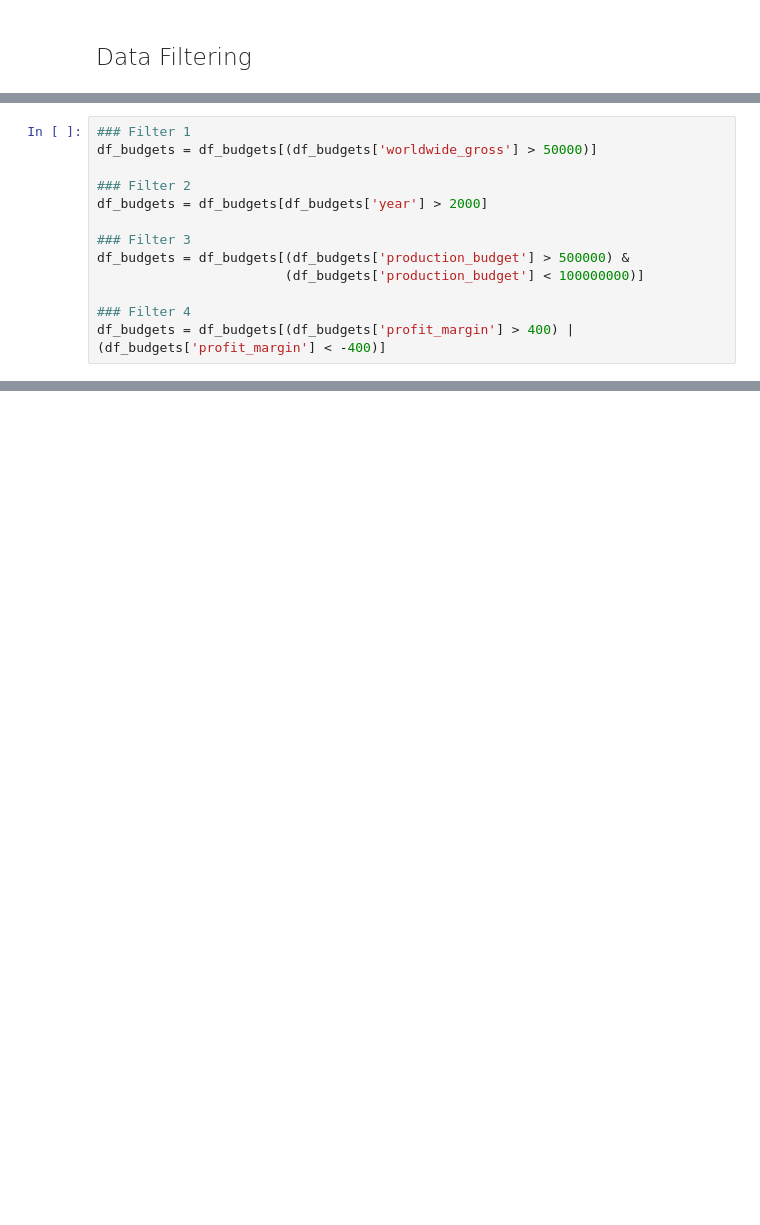
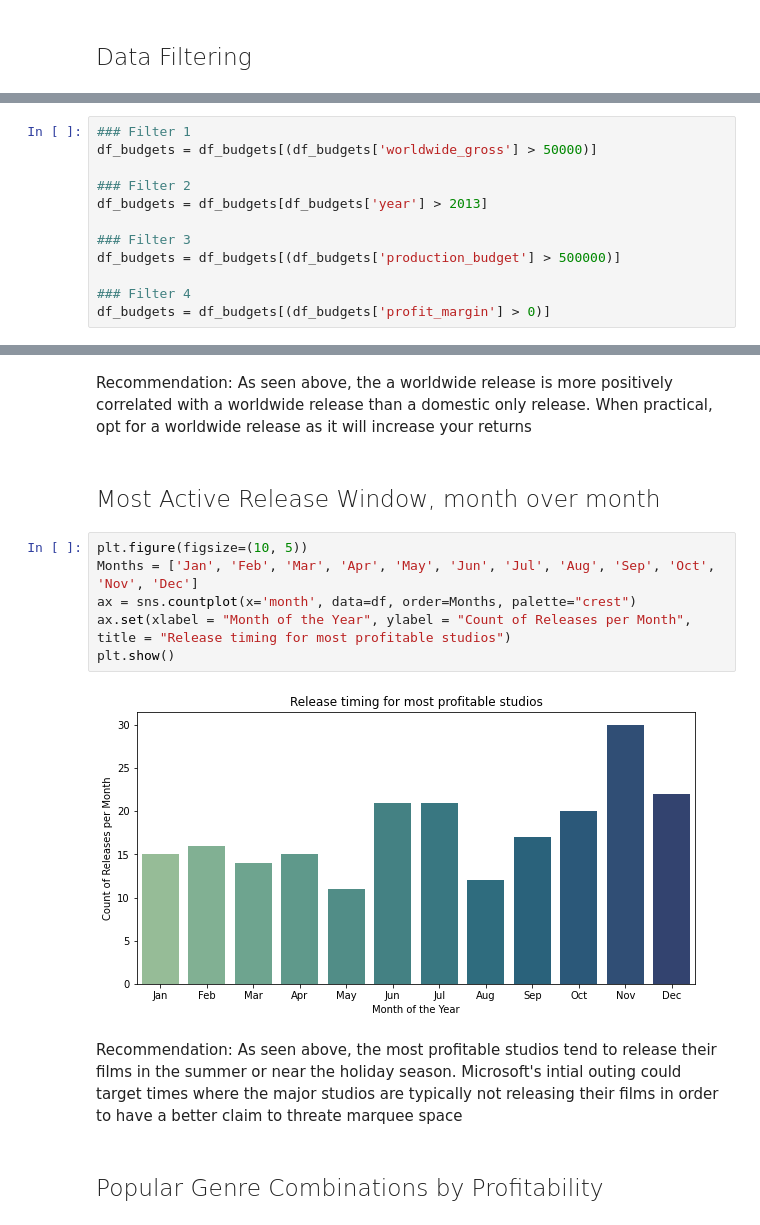
Before and after one commit to mooreaz92/Phase-1-Project-Group-GRV, a Jupyter notebook: Movie Industry Margin Analysis by Budget Class.ipynb, the cells around one changed output, grey strips where cells are left out. Cells and saved outputs as stored; diff of their text form; blank space fills up the shorter version.

```diff
--- a/Movie Industry Margin Analysis by Budget Class.ipynb
+++ b/Movie Industry Margin Analysis by Budget Class.ipynb
@@ -114,11 +154,10 @@ See below for further analysis of these exclusions and additional rationale
 df_budgets = df_budgets[(df_budgets['worldwide_gross'] > 50000)]
 
 ### Filter 2
-df_budgets = df_budgets[df_budgets['year'] > 2000]
+df_budgets = df_budgets[df_budgets['year'] > 2013]
 
 ### Filter 3
-df_budgets = df_budgets[(df_budgets['production_budget'] > 500000) &
-                        (df_budgets['production_budget'] < 100000000)]
+df_budgets = df_budgets[(df_budgets['production_budget'] > 500000)]
 
 ### Filter 4
-df_budgets = df_budgets[(df_budgets['profit_margin'] > 400) | (df_budgets['profit_margin'] < -400)]
+df_budgets = df_budgets[(df_budgets['profit_margin'] > 0)]
@@ -124,0 +314,16 @@ df_budgets = df_budgets[(df_budgets['profit_margin'] > 400) | (df_budgets['profi
+# %% [markdown]
+Recommendation: As seen above, the a worldwide release is more positively correlated with a worldwide release than a domestic only release. When practical, opt for a worldwide release as it will increase your returns
+# %% [markdown]
+<h2 style="font-weight: 100">Most Active Release Window, month over month</h2>
+# %%
+plt.figure(figsize=(10, 5))
+Months = ['Jan', 'Feb', 'Mar', 'Apr', 'May', 'Jun', 'Jul', 'Aug', 'Sep', 'Oct', 'Nov', 'Dec']
+ax = sns.countplot(x='month', data=df, order=Months, palette="crest")
+ax.set(xlabel = "Month of the Year", ylabel = "Count of Releases per Month", title = "Release timing for most profitable studios")
+plt.show()
+# %% [output]
+[figure, added]
+# %% [markdown]
+Recommendation: As seen above, the most profitable studios tend to release their films in the summer or near the holiday season. Microsoft's intial outing could target times where the major studios are typically not releasing their films in order to have a better claim to threate marquee space
+# %% [markdown]
+<h2 style="font-weight: 100">Popular Genre Combinations by Profitability</h2>
```
Also changed, not shown: parts of 46 cells of this notebook, 14 other files.
